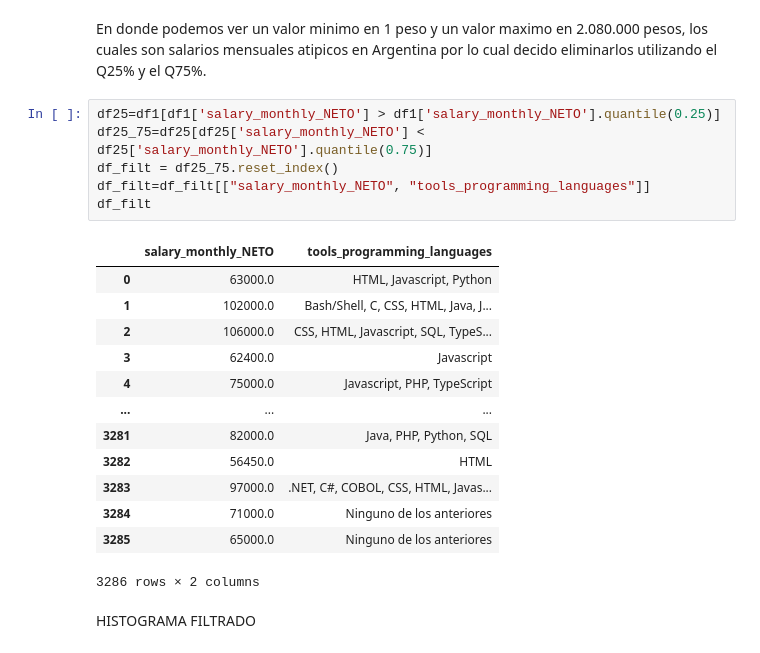
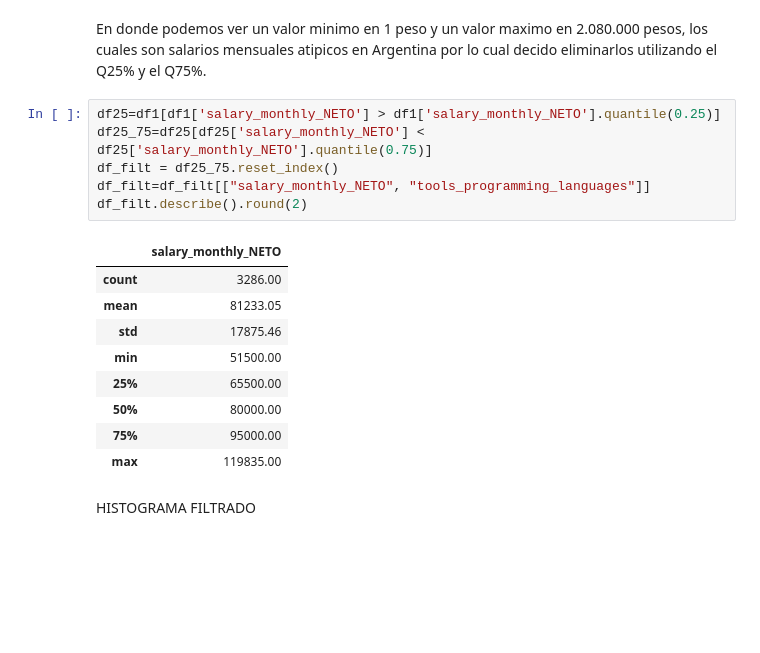
Before and after one commit to ferborghello/Diplo2022_Grupo16, a Jupyter notebook: Entregable_Parte_1_FB_Faltan_Graficos.ipynb, the cells around one changed output. Saved outputs shown, nothing was run; the diff lists cells and outputs as text; blank space fills up the shorter version.

```diff
--- a/Entregable_Parte_1_FB_Faltan_Graficos.ipynb
+++ b/Entregable_Parte_1_FB_Faltan_Graficos.ipynb
@@ -91,23 +91,19 @@ En donde podemos ver un valor minimo en 1 peso y un valor maximo en 2.080.000 pe
 # %%
 df25=df1[df1['salary_monthly_NETO'] > df1['salary_monthly_NETO'].quantile(0.25)]
 df25_75=df25[df25['salary_monthly_NETO'] < df25['salary_monthly_NETO'].quantile(0.75)]
 df_filt = df25_75.reset_index()
 df_filt=df_filt[["salary_monthly_NETO", "tools_programming_languages"]]
-df_filt
+df_filt.describe().round(2)
 # %% [output]
-|  | salary_monthly_NETO | tools_programming_languages |
-| 0 | 63000.0 | HTML, Javascript, Python |
-| 1 | 102000.0 | Bash/Shell, C, CSS, HTML, Java, J... |
-| 2 | 106000.0 | CSS, HTML, Javascript, SQL, TypeS... |
-| 3 | 62400.0 | Javascript |
-| 4 | 75000.0 | Javascript, PHP, TypeScript |
-| ... | ... | ... |
-| 3281 | 82000.0 | Java, PHP, Python, SQL |
-| 3282 | 56450.0 | HTML |
-| 3283 | 97000.0 | .NET, C#, COBOL, CSS, HTML, Javas... |
-| 3284 | 71000.0 | Ninguno de los anteriores |
-| 3285 | 65000.0 | Ninguno de los anteriores |
+|  | salary_monthly_NETO |
+| count | 3286.00 |
+| mean | 81233.05 |
+| std | 17875.46 |
+| min | 51500.00 |
+| 25% | 65500.00 |
+| 50% | 80000.00 |
+| 75% | 95000.00 |
+| max | 119835.00 |
-3286 rows × 2 columns
 # %% [markdown]
 HISTOGRAMA FILTRADO
 # %%
```
Also changed, not shown: parts of 1 cell of this notebook.
